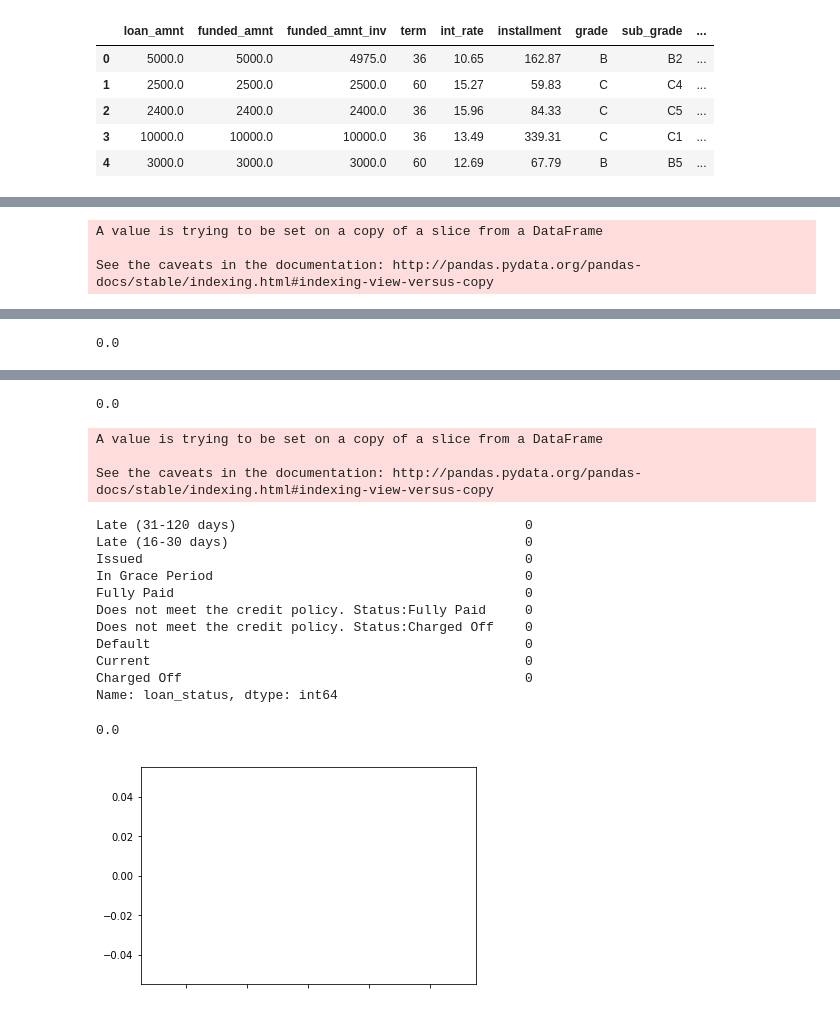
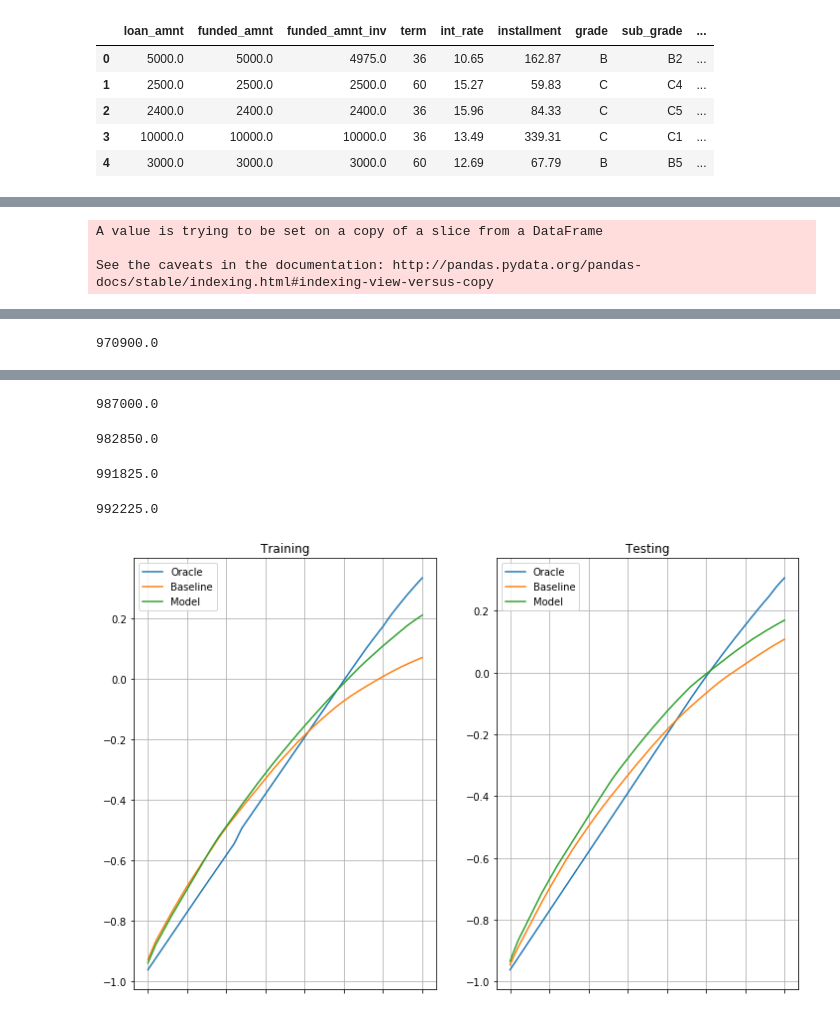
Before and after one commit to petercwill/bsx, a Jupyter notebook: explore.ipynb, the cells around one changed output, grey strips where cells are left out. Drawn from its saved outputs; the diff is of its cells as text; code cells hidden in the pictures.

Commit message:
final model

```diff
--- a/explore.ipynb
+++ b/explore.ipynb
@@ -941,7 +941,7 @@ def make_oracle_loanbook(df, portfolio_size):
     oracle_data = df
     oracle_data.sort_values(by=['36_month_ROI'], ascending=False, inplace=True)
     oracle_data = oracle_data[oracle_data.loan_amnt.cumsum() <= portfolio_size]
-    display(oracle_data.loan_status.value_counts())
+    #display(oracle_data.loan_status.value_counts())
     display(oracle_data.funded_amnt.sum())
 
     return oracle_data
@@ -949,48 +949,54 @@ def make_oracle_loanbook(df, portfolio_size):
 def make_baseline_loanbook(df, portfolio_size):
 
     baseline_data = df
-    baseline_data = shuffle(baseline_data)
+    baseline_data = shuffle(baseline_data, random_state=1234)
     baseline_data = baseline_data[baseline_data.loan_amnt.cumsum() <= portfolio_size]
-    display(baseline_data.loan_status.value_counts())
+    #display(baseline_data.loan_status.value_counts())
     display(baseline_data.funded_amnt.sum())
     return baseline_data
 
-def make_model_loanbook(df, portfolio_size):
+def make_model_loanbook(df, portfolio_size, train_flag):
+
+    target_col = "out_sample_ROI"
+    if train_flag:
+        target_col = "in_sample_ROI"
 
     model_data = df
-    model_data.sort_values(by=['out_sample_ROI'], ascending=False, inplace=True)
+    model_data.sort_values(by=target_col, ascending=False, inplace=True)
     model_data = model_data[model_data.loan_amnt.cumsum() <= portfolio_size]
-    display(model_data.loan_status.value_counts())
+    #display(model_data.loan_status.value_counts())
     display(model_data.funded_amnt.sum())
     return model_data
 
 
 
-def make_comparison_plot(df, portfolio_size, start_date, end_date):
+def make_comparison_plot(df, portfolio_size, train_flag, ax_handle):
+
+    title = "Testing"
+    if train_flag:
+        title = "Training"
+
     ROI_columns = [str(i) +"_month_ROI" for i in range(1,37)]
 
-    data = df.loc[
-        (df.issue_d >= start_date) &
-        (df.issue_d < end_date) &
-        (enriched_data.term == 36)
-    ]
-
-    oracle_lb = make_oracle_loanbook(data, portfolio_size)
-    base_lb = make_baseline_loanbook(data, portfolio_size)
-    model_lb = make_model_loanbook(data, portfolio_size)
+    oracle_lb = make_oracle_loanbook(df, portfolio_size)
+    base_lb = make_baseline_loanbook(df, portfolio_size)
+    model_lb = make_model_loanbook(df, portfolio_size, train_flag)
 
     year3_oracle_pymnt, _ = get_ROIs_per_month(oracle_lb)
     year3_baseline_pymnt, _ = get_ROIs_per_month(base_lb)
     year3_model_pymnt, _ = get_ROIs_per_month(model_lb)
-    year3_oracle_pymnt[ROI_columns].mean().transpose().plot()
-    #display(year3_oracle_pymnt.head(10))
-    year3_baseline_pymnt[ROI_columns].mean().transpose().plot()
-    year3_model_pymnt[ROI_columns].mean().transpose().plot()
+    year3_oracle_pymnt[ROI_columns].mean().transpose().plot(ax=ax_handle, label="Oracle")
+    year3_baseline_pymnt[ROI_columns].mean().transpose().plot(ax=ax_handle, label="Baseline", grid=True)
+    year3_model_pymnt[ROI_columns].mean().transpose().plot(ax=ax_handle, label ="Model", grid=True, title=title)
+
+    ax_handle.legend()
     return
 
 pred_data_train = pred_data[~pred_data.in_sample_ROI.isnull()]
 pred_data_test = pred_data[~pred_data.out_sample_ROI.isnull()]
-make_comparison_plot(pred_data_test, 1*10**7, dt.date(2011,1,1), dt.date(2012,1,1))
+fig, ax_list = plt.subplots(1,2,figsize=(12,8))
+make_comparison_plot(pred_data_train, 1*10**6, True, ax_list[0])
+make_comparison_plot(pred_data_test, 1*10**6, False, ax_list[1])
 # %% [output]
 A value is trying to be set on a copy of a slice from a DataFrame
 
@@ -1009 +1005 @@ Name: loan_status, dtype: int64
-0.0
+970900.0
@@ -1021,17 +1009,5 @@ Name: loan_status, dtype: int64
-0.0
+987000.0
-A value is trying to be set on a copy of a slice from a DataFrame
-
-See the caveats in the documentation: http://pandas.pydata.org/pandas-docs/stable/indexing.html#indexing-view-versus-copy
+982850.0
-Late (31-120 days)                                     0
-Late (16-30 days)                                      0
-Issued                                                 0
-In Grace Period                                        0
-Fully Paid                                             0
-Does not meet the credit policy. Status:Fully Paid     0
-Does not meet the credit policy. Status:Charged Off    0
-Default                                                0
-Current                                                0
-Charged Off                                            0
-Name: loan_status, dtype: int64
+991825.0
-0.0
+992225.0
-[figure, old version]
+[figure, new version]
```
Also changed, not shown: parts of 8 cells of this notebook.
